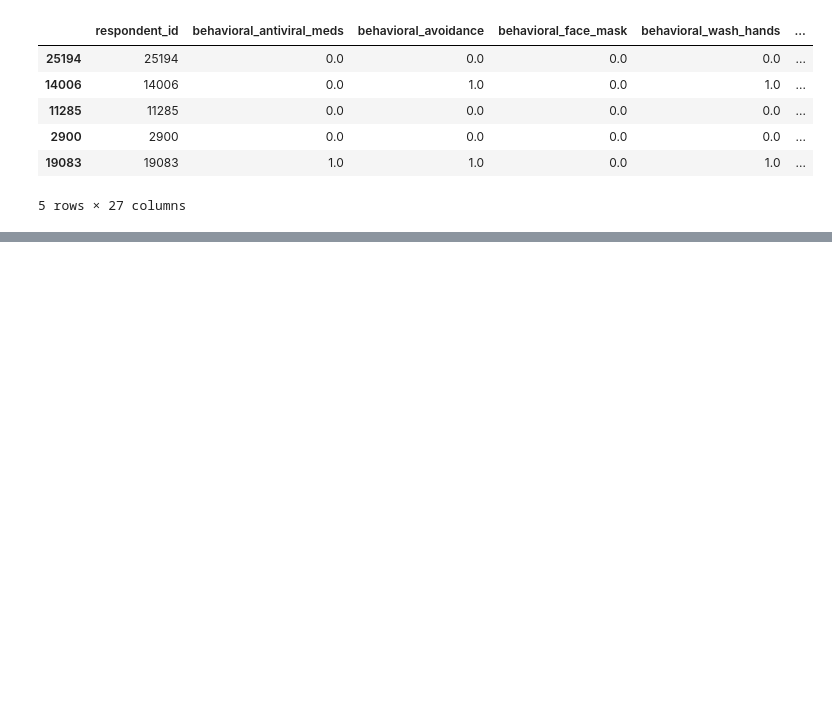
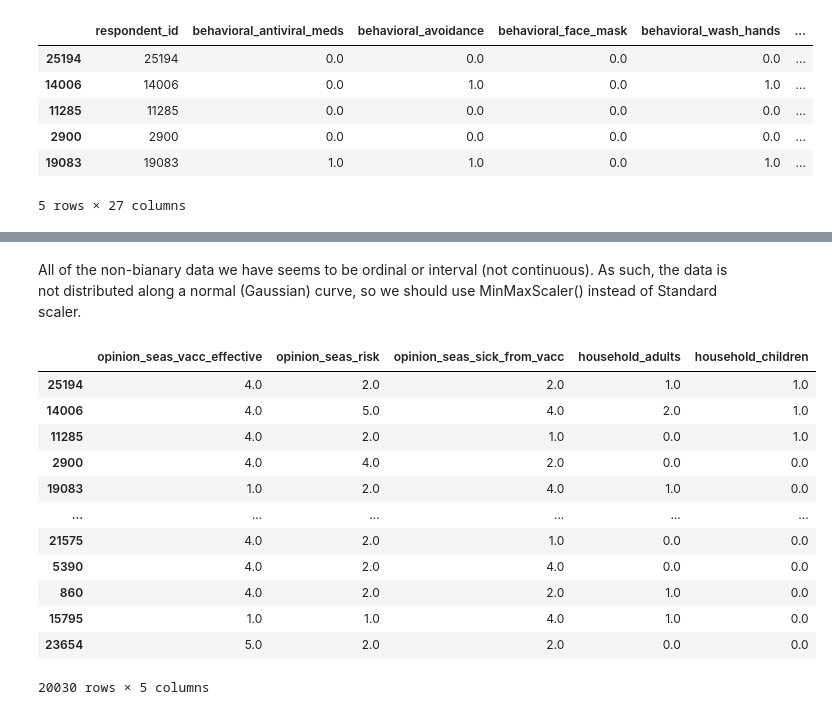
Before and after one commit to sanderlin2013/Predicting-Flu-Vaccines, a Jupyter notebook: Scratchpad.ipynb, the cells around one changed output, grey strips where cells are left out. Cells and saved outputs as stored; diff of their text form; code cells hidden in the pictures; blank space fills up the shorter version.

```diff
--- a/Scratchpad.ipynb
+++ b/Scratchpad.ipynb
@@ -270,0 +278,4 @@ fig.tight_layout()
+# %%
+labels.drop(['h1n1_vaccine', 'respondent_id'], axis = 1, inplace= True)
+labels.isnull().sum()
+labels.head()
@@ -283,0 +338,20 @@ X_train.head()
+# %% [markdown]
+All of the non-bianary data we have seems to be ordinal or interval (not continuous). As such, the data is not distributed along a normal (Gaussian) curve, so we should use MinMaxScaler() instead of Standard scaler.
+# %%
+num_ordinal = ['opinion_seas_vacc_effective', 'opinion_seas_risk', 'opinion_seas_sick_from_vacc',
+              'household_adults', 'household_children']
+X_train[num_ordinal]
+# %% [output]
+|  | opinion_seas_vacc_effective | opinion_seas_risk | opinion_seas_sick_from_vacc | household_adults | household_children |
+| 25194 | 4.0 | 2.0 | 2.0 | 1.0 | 1.0 |
+| 14006 | 4.0 | 5.0 | 4.0 | 2.0 | 1.0 |
+| 11285 | 4.0 | 2.0 | 1.0 | 0.0 | 1.0 |
+| 2900 | 4.0 | 4.0 | 2.0 | 0.0 | 0.0 |
+| 19083 | 1.0 | 2.0 | 4.0 | 1.0 | 0.0 |
+| ... | ... | ... | ... | ... | ... |
+| 21575 | 4.0 | 2.0 | 1.0 | 0.0 | 0.0 |
+| 5390 | 4.0 | 2.0 | 4.0 | 0.0 | 0.0 |
+| 860 | 4.0 | 2.0 | 2.0 | 1.0 | 0.0 |
+| 15795 | 1.0 | 1.0 | 4.0 | 1.0 | 0.0 |
+| 23654 | 5.0 | 2.0 | 2.0 | 0.0 | 0.0 |
+20030 rows × 5 columns
```
Also changed, not shown: parts of 23 cells of this notebook.
